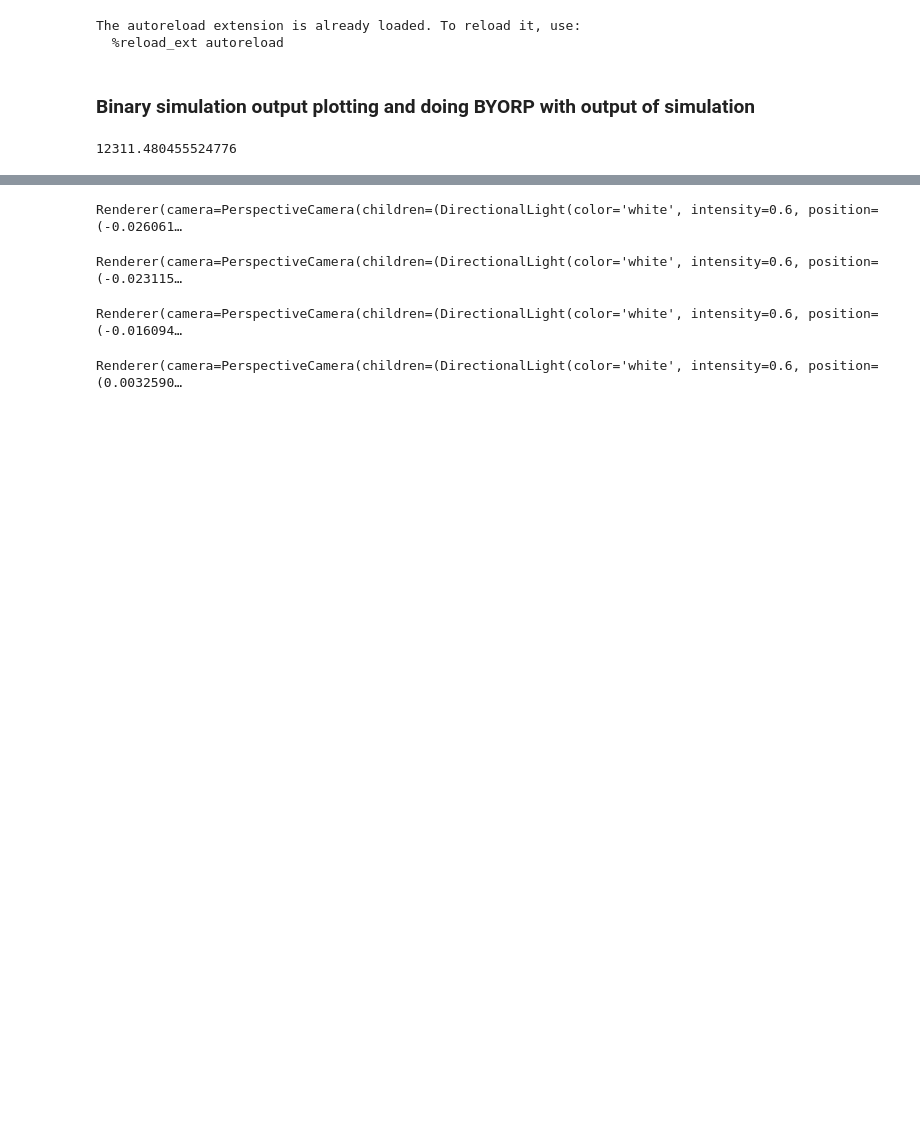
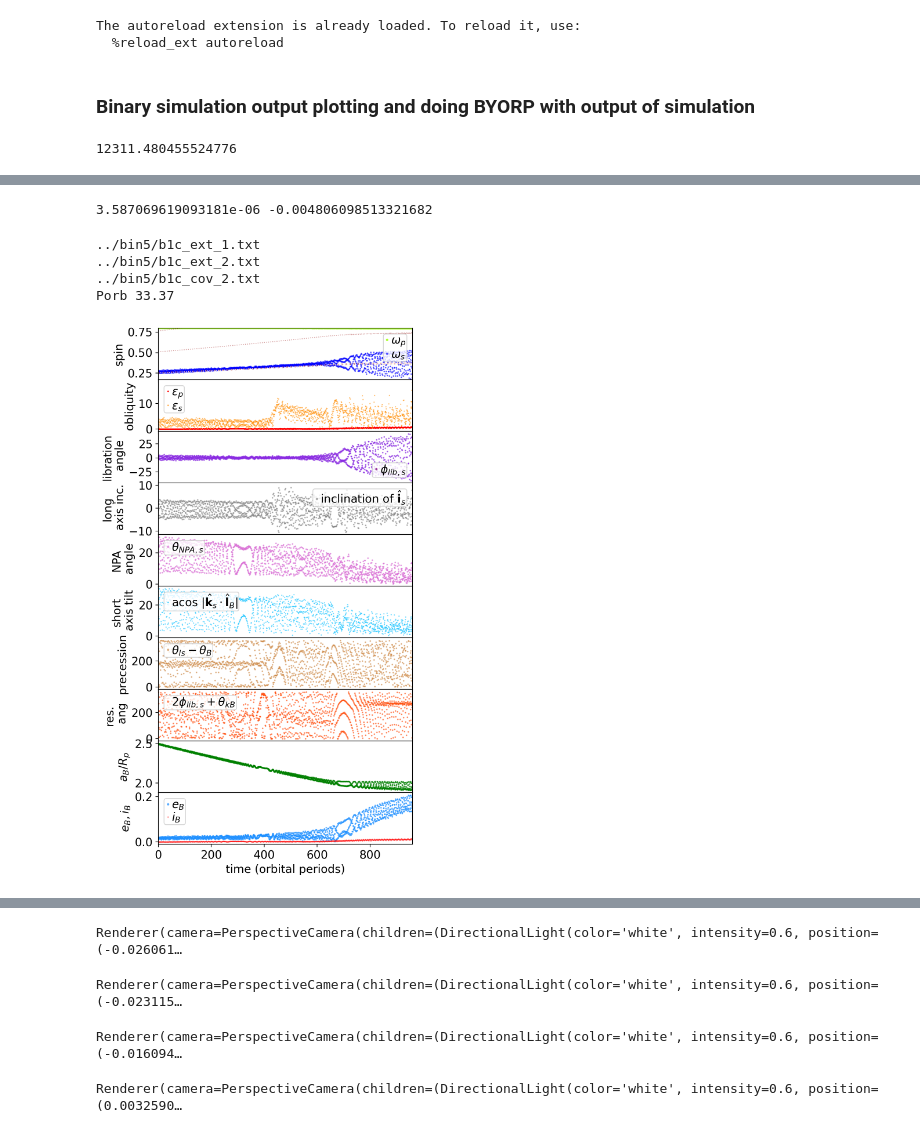
Before and after one commit to aquillen/asteroid_binary, a Jupyter notebook: myexamples/pylab/bin_BYORP1.ipynb, the cells around one changed output, grey strips where cells are left out. Saved outputs shown, nothing was run; the diff lists cells and outputs as text; code cells hidden in the pictures; blank space fills up the shorter version.

```diff
--- a/myexamples/pylab/bin_BYORP1.ipynb
+++ b/myexamples/pylab/bin_BYORP1.ipynb
@@ -396,0 +394,23 @@ plt.plot([min(tarr[i0:i1]),max(tarr[i0:i1])],[0,0],'r-')
+# %%
+print(np.mean(tau_a_b1), np.mean(-tau_a_ss1))
+# %% [output]
+3.587069619093181e-06 -0.004806098513321682
+# %%
+froot = 'b1c'  # no tides, drift inward semi-major axis
+ofilename='b1c_new.png'  # in paper
+tarr,aaarr,eearr,iiarr,lnarr,ararr,maarr,om1,om2,\
+        lobliquity_deg1,lobliquity_deg2,sobliquity_deg2,meanmotion,\
+        lib_angle2,lprec_ang2,sprec_ang2,nprec_ang2,phi1,phi2,theta_B,theta_k,\
+        theta2_NPA,ntilt2,longtilt2,qarr2,abin_arr,lbin_arr\
+    = read_two_bodies_new(simdir,froot,GM)
+mkplot_new(tarr,aaarr,eearr,iiarr,lnarr,ararr,maarr,om1,om2,\
+        lobliquity_deg1,lobliquity_deg2,sobliquity_deg2,meanmotion,\
+       lib_angle2,lprec_ang2,sprec_ang2,nprec_ang2,phi1,phi2,theta_B,\
+       theta_k,theta2_NPA,ntilt2,longtilt2,qarr2,abin_arr,lbin_arr\
+       ,10,600,1560,ofilename)   # 600,1560
+# %% [output]
+../bin5/b1c_ext_1.txt
+../bin5/b1c_ext_2.txt
+../bin5/b1c_cov_2.txt
+Porb 33.37
+[figure, added]
```
Also changed, not shown: parts of 31 cells of this notebook.
